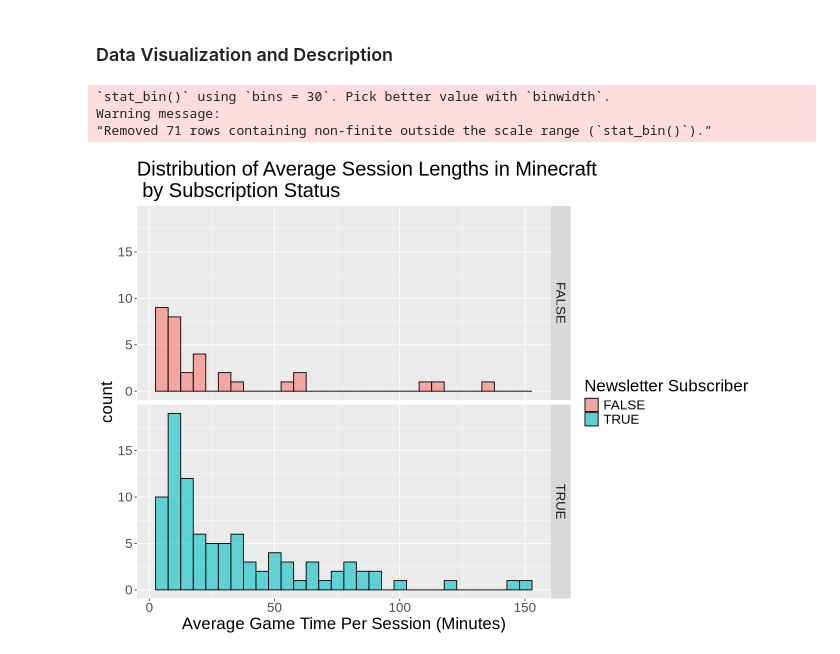
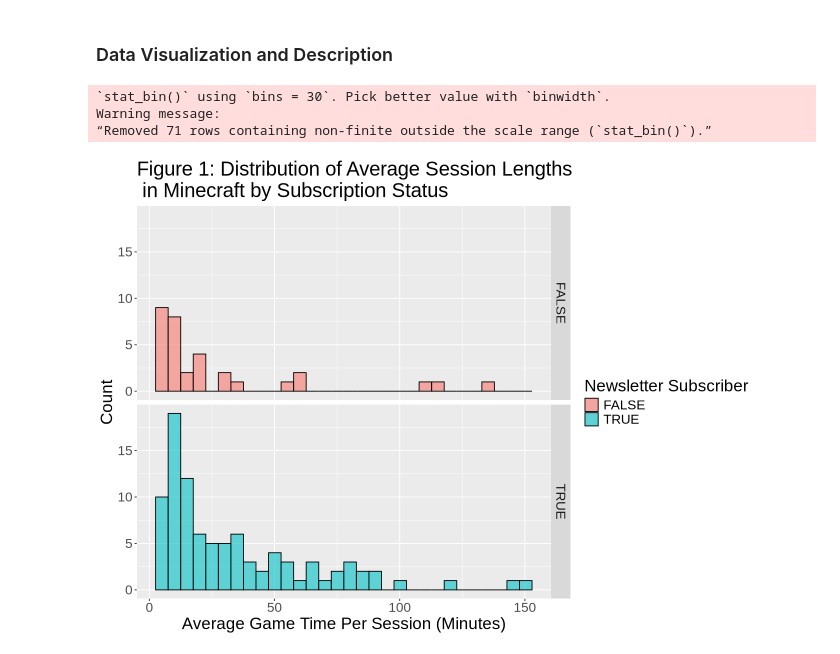
Before and after one commit to vckytn22/DSCI-100-004-27-Individual-Planning-Stage-Vicky-Tan, a Jupyter notebook: individual_planning_stage_97847115.ipynb, the cells around one changed output. Cells and saved outputs as stored; diff of their text form; code cells hidden in the pictures.

```diff
--- a/individual_planning_stage_97847115.ipynb
+++ b/individual_planning_stage_97847115.ipynb
@@ -288,16 +288,16 @@ A tibble: 1 × 2
 # %%
 options(repr.plot.width = 11, repr.plot.height = 8)
 
 session_histogram <- subscription_data |>
     ggplot(aes(x = average_session_length, fill = subscribe)) +
     geom_histogram(alpha = 0.6, position = "identity", colour = "black") +
     facet_grid(rows = vars(subscribe)) +
-    labs(x = "Average Game Time Per Session (Minutes)", fill = "Newsletter Subscriber") +
-    ggtitle("Distribution of Average Session Lengths in Minecraft \n by Subscription Status") +
+    labs(x = "Average Game Time Per Session (Minutes)", y = "Count", fill = "Newsletter Subscriber") +
+    ggtitle("Figure 1: Distribution of Average Session Lengths \n in Minecraft by Subscription Status") +
     theme(text = element_text(size=20))
 session_histogram
 # %% [output]
 `stat_bin()` using `bins = 30`. Pick better value with `binwidth`.
 Warning message:
 “Removed 71 rows containing non-finite outside the scale range (`stat_bin()`).”
-[figure, old version]
+[figure, new version]
```
Also changed, not shown: parts of 5 cells of this notebook.
